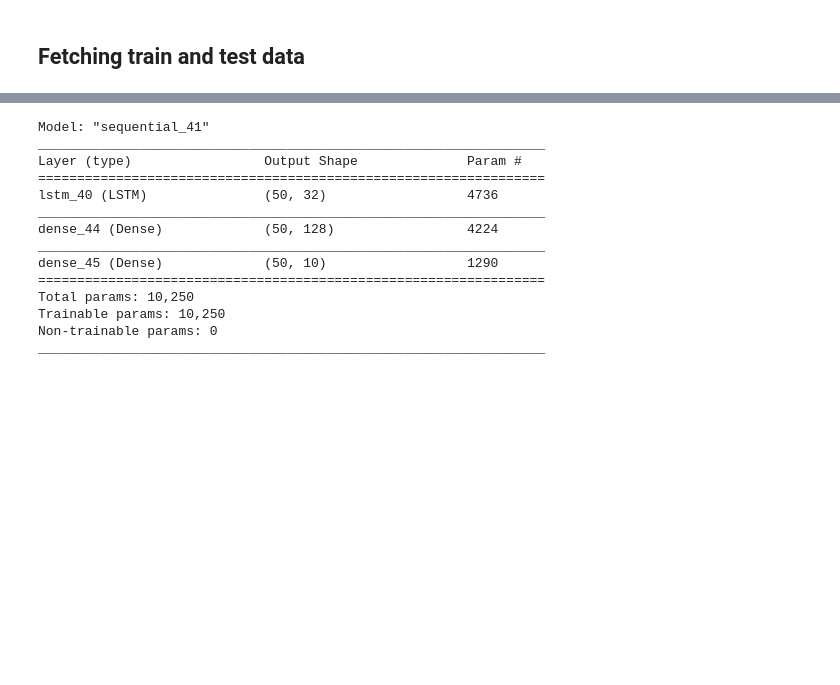
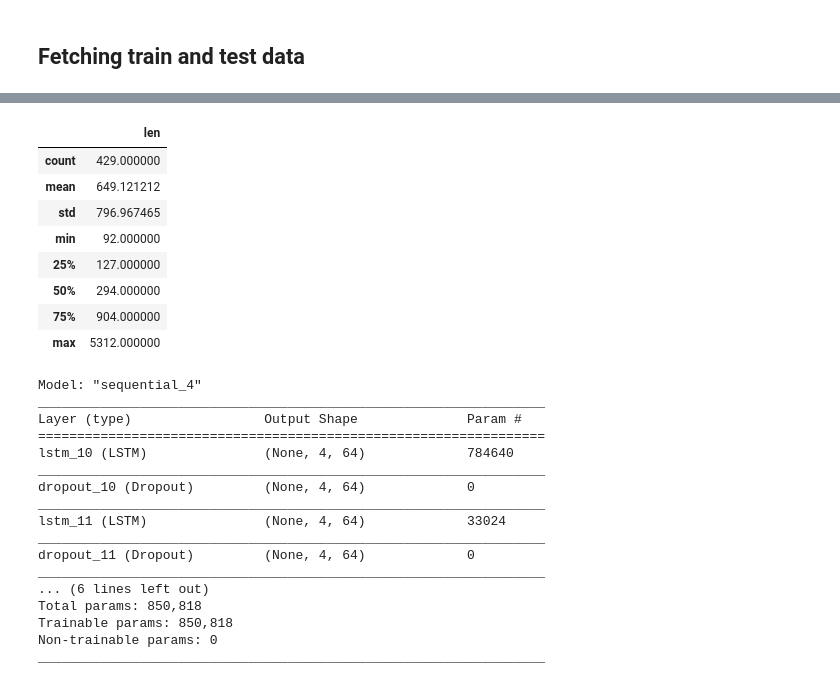
Before and after one commit to dinThea/event_detection, a Jupyter notebook: fetch_train_and_test.ipynb, the cells around one changed output, grey strips where cells are left out. Saved outputs shown, nothing was run; the diff lists cells and outputs as text; code cells hidden in the pictures; blank space fills up the shorter version.

```diff
--- a/fetch_train_and_test.ipynb
+++ b/fetch_train_and_test.ipynb
@@ -114,3 +116,15 @@ plt.grid(alpha = 0.25)
+# %%
+test_Data.describe()
+# %% [output]
+|  | len |
+| count | 429.000000 |
+| mean | 649.121212 |
+| std | 796.967465 |
+| min | 92.000000 |
+| 25% | 127.000000 |
+| 50% | 294.000000 |
+| 75% | 904.000000 |
+| max | 5312.000000 |
 # %%
 def normalize(arr):
     norm = arr - arr.min()
@@ -126,30 +158,37 @@ x_train = normalize(X_train)
 model_lstm = Sequential()
 # model_lstm.add(Embedding(input_dim = 4, output_dim = 256, input_length = max_phrase_len))
 # model_lstm.add(SpatialDropout1D(0.3))
-model_lstm.add(LSTM(32, batch_input_shape=(batch_size, max_phrase_len, 4)))
-model_lstm.add(Dense(128, activation='relu'))
-model_lstm.add(Dense(10, activation='softmax'))
+model_lstm.add(LSTM(64, input_shape=(4, max_phrase_len), return_sequences=True))
+model_lstm.add(Dropout(0.2))
+model_lstm.add(LSTM(64, input_shape=(4, max_phrase_len), return_sequences=True))
+model_lstm.add(Dropout(0.2))
+model_lstm.add(LSTM(64, input_shape=(4, max_phrase_len)))
+model_lstm.add(Dropout(0.2))
+model_lstm.add(Dense(2, activation='softmax'))
 #model_lstm.add(Flatten())
 model_lstm.summary()
 
 model_lstm.compile(
     loss='categorical_crossentropy',
     optimizer='Adam',
-    metrics=['categorical_accuracy']
+    metrics=['acc']
 )
 # %% [output]
-Model: "sequential_41"
+Model: "sequential_4"
 _________________________________________________________________
 Layer (type)                 Output Shape              Param #
 =================================================================
-lstm_40 (LSTM)               (50, 32)                  4736
+lstm_10 (LSTM)               (None, 4, 64)             784640
 _________________________________________________________________
-dense_44 (Dense)             (50, 128)                 4224
+dropout_10 (Dropout)         (None, 4, 64)             0
 _________________________________________________________________
-dense_45 (Dense)             (50, 10)                  1290
-=================================================================
-Total params: 10,250
-Trainable params: 10,250
+lstm_11 (LSTM)               (None, 4, 64)             33024
+_________________________________________________________________
+dropout_11 (Dropout)         (None, 4, 64)             0
+_________________________________________________________________
+... (6 lines left out)
+Total params: 850,818
+Trainable params: 850,818
 Non-trainable params: 0
 _________________________________________________________________
 # %%
```
Also changed, not shown: parts of 21 cells of this notebook, 4 other files.
